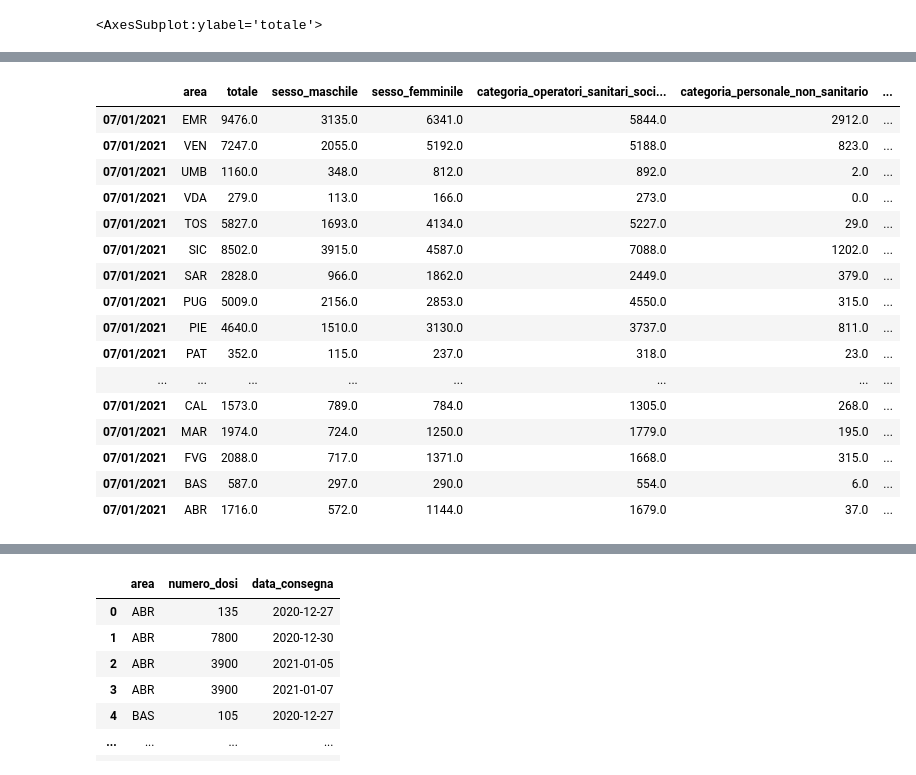
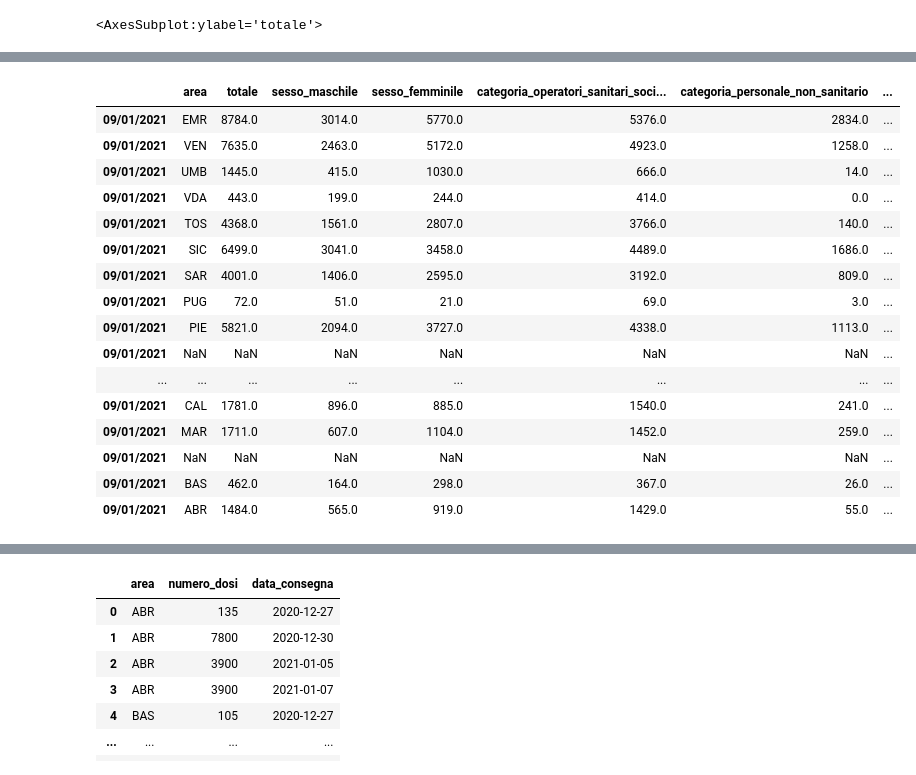
Before and after one commit to aidinattar/vaccini, a Jupyter notebook: vaccini.ipynb, the cells around one changed output, grey strips where cells are left out. Drawn from its saved outputs; the diff is of its cells as text; code cells hidden in the pictures.

```diff
--- a/vaccini.ipynb
+++ b/vaccini.ipynb
@@ -660,51 +666,51 @@ plt.savefig('barreitaliaperc.png', dpi=300)
 # %%
 from datetime import date, timedelta
 yesterday = (date.today() - timedelta(days=1)).strftime('%Y-%m-%d')
-
+today = date.today().strftime('%Y-%m-%d')
 
 emroggi = emr.iloc[-2]
 venoggi = ven.iloc[-2]
 umboggi = umb.iloc[-2]
 vdaoggi = vda.iloc[-2]
 tosoggi = tos.iloc[-2]
 sicoggi = sic.iloc[-2]
 saroggi = sar.iloc[-2]
 pugoggi = pug.iloc[-2]
 pieoggi = pie.iloc[-2]
 patoggi = pat.iloc[-2]
 mologgi = mol.iloc[-2]
 lomoggi = lom.iloc[-2]
 lazoggi = laz.iloc[-2]
 ligoggi = lig.iloc[-2]
 camoggi = cam.iloc[-2]
 caloggi = cal.iloc[-2]
 maroggi = mar.iloc[-2]
 fvgoggi = fvg.iloc[-2]
 basoggi = bas.iloc[-2]
 abroggi = abr.iloc[-2]
 
 cum = pd.DataFrame([emroggi, venoggi, umboggi, vdaoggi, tosoggi, sicoggi, saroggi, pugoggi, pieoggi,
                     patoggi, mologgi, lomoggi, ligoggi, lazoggi, camoggi, caloggi, maroggi, fvgoggi,
                     basoggi, abroggi])
 cum
 # %% [output]
 |  | area | totale | sesso_maschile | sesso_femminile | categoria_operatori_sanitari_soci... | categoria_personale_non_sanitario | ... |
-| 07/01/2021 | EMR | 9476.0 | 3135.0 | 6341.0 | 5844.0 | 2912.0 | ... |
-| 07/01/2021 | VEN | 7247.0 | 2055.0 | 5192.0 | 5188.0 | 823.0 | ... |
-| 07/01/2021 | UMB | 1160.0 | 348.0 | 812.0 | 892.0 | 2.0 | ... |
-| 07/01/2021 | VDA | 279.0 | 113.0 | 166.0 | 273.0 | 0.0 | ... |
-| 07/01/2021 | TOS | 5827.0 | 1693.0 | 4134.0 | 5227.0 | 29.0 | ... |
-| 07/01/2021 | SIC | 8502.0 | 3915.0 | 4587.0 | 7088.0 | 1202.0 | ... |
-| 07/01/2021 | SAR | 2828.0 | 966.0 | 1862.0 | 2449.0 | 379.0 | ... |
-| 07/01/2021 | PUG | 5009.0 | 2156.0 | 2853.0 | 4550.0 | 315.0 | ... |
-| 07/01/2021 | PIE | 4640.0 | 1510.0 | 3130.0 | 3737.0 | 811.0 | ... |
-| 07/01/2021 | PAT | 352.0 | 115.0 | 237.0 | 318.0 | 23.0 | ... |
+| 09/01/2021 | EMR | 8784.0 | 3014.0 | 5770.0 | 5376.0 | 2834.0 | ... |
+| 09/01/2021 | VEN | 7635.0 | 2463.0 | 5172.0 | 4923.0 | 1258.0 | ... |
+| 09/01/2021 | UMB | 1445.0 | 415.0 | 1030.0 | 666.0 | 14.0 | ... |
+| 09/01/2021 | VDA | 443.0 | 199.0 | 244.0 | 414.0 | 0.0 | ... |
+| 09/01/2021 | TOS | 4368.0 | 1561.0 | 2807.0 | 3766.0 | 140.0 | ... |
+| 09/01/2021 | SIC | 6499.0 | 3041.0 | 3458.0 | 4489.0 | 1686.0 | ... |
+| 09/01/2021 | SAR | 4001.0 | 1406.0 | 2595.0 | 3192.0 | 809.0 | ... |
+| 09/01/2021 | PUG | 72.0 | 51.0 | 21.0 | 69.0 | 3.0 | ... |
+| 09/01/2021 | PIE | 5821.0 | 2094.0 | 3727.0 | 4338.0 | 1113.0 | ... |
+| 09/01/2021 | NaN | NaN | NaN | NaN | NaN | NaN | ... |
 | ... | ... | ... | ... | ... | ... | ... | ... |
-| 07/01/2021 | CAL | 1573.0 | 789.0 | 784.0 | 1305.0 | 268.0 | ... |
-| 07/01/2021 | MAR | 1974.0 | 724.0 | 1250.0 | 1779.0 | 195.0 | ... |
-| 07/01/2021 | FVG | 2088.0 | 717.0 | 1371.0 | 1668.0 | 315.0 | ... |
-| 07/01/2021 | BAS | 587.0 | 297.0 | 290.0 | 554.0 | 6.0 | ... |
-| 07/01/2021 | ABR | 1716.0 | 572.0 | 1144.0 | 1679.0 | 37.0 | ... |
+| 09/01/2021 | CAL | 1781.0 | 896.0 | 885.0 | 1540.0 | 241.0 | ... |
+| 09/01/2021 | MAR | 1711.0 | 607.0 | 1104.0 | 1452.0 | 259.0 | ... |
+| 09/01/2021 | NaN | NaN | NaN | NaN | NaN | NaN | ... |
+| 09/01/2021 | BAS | 462.0 | 164.0 | 298.0 | 367.0 | 26.0 | ... |
+| 09/01/2021 | ABR | 1484.0 | 565.0 | 919.0 | 1429.0 | 55.0 | ... |
 # %%
 cum.plot(kind='barh',x = 'area', y='cumulativa_100000', legend = False)
 # %% [output]
```
Also changed, not shown: parts of 23 cells of this notebook, 11 other files.
